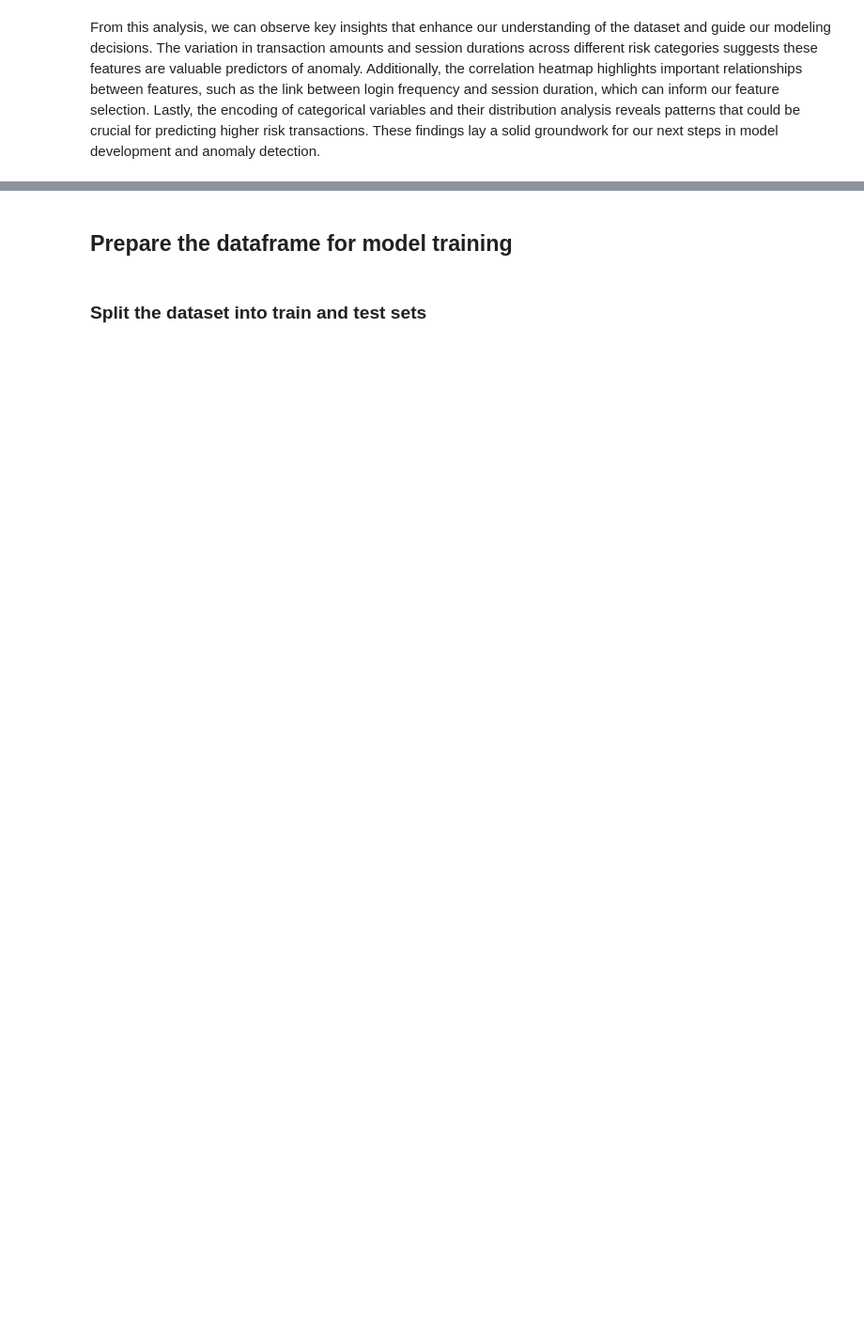
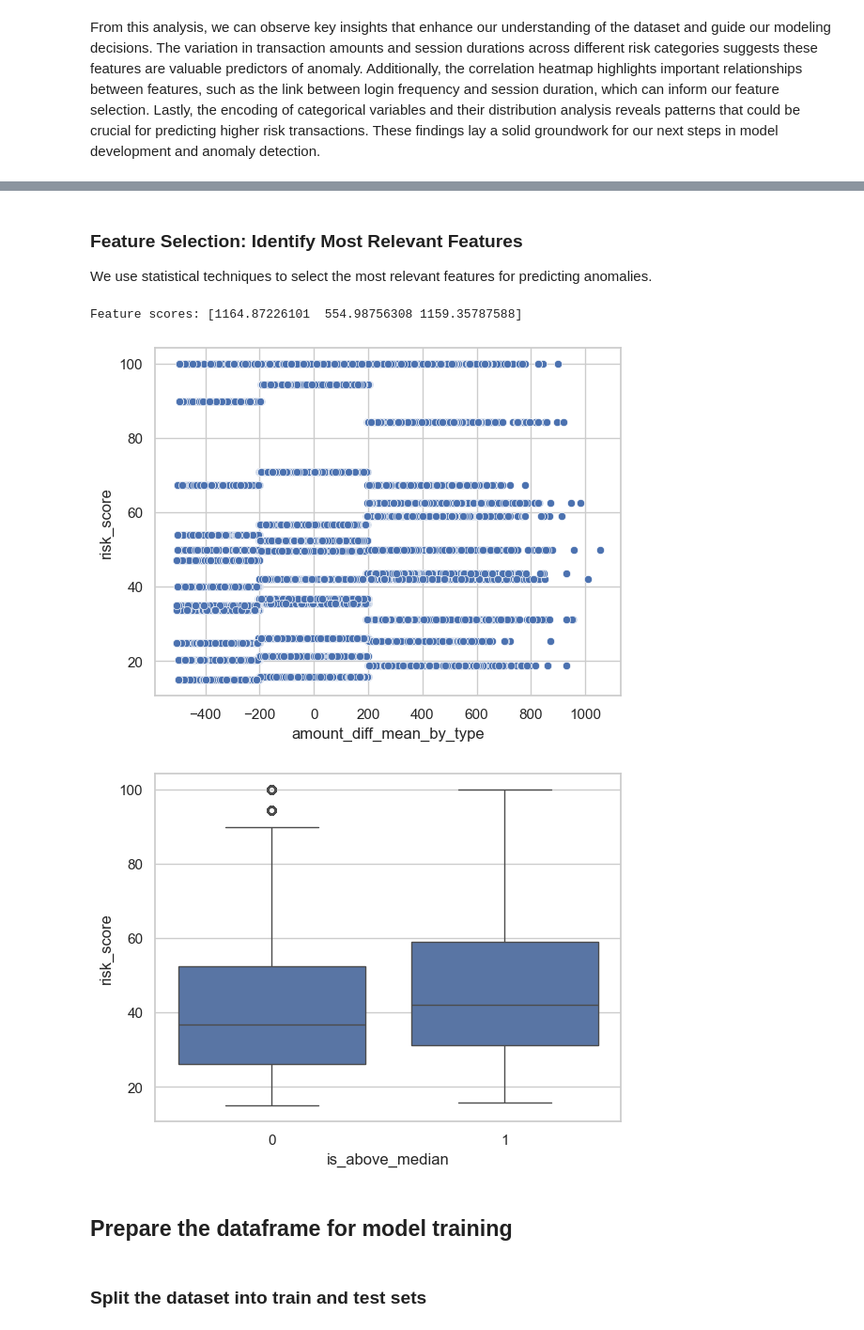
Before and after one commit to acarolinacc/IA-Proj2, a Jupyter notebook: src/financial_transactions.ipynb, the cells around one changed output, grey strips where cells are left out. Shown: that part at 94% size. Cells and saved outputs as stored; diff of their text form; code cells hidden in the pictures; blank space fills up the shorter version.

```diff
--- a/src/financial_transactions.ipynb
+++ b/src/financial_transactions.ipynb
@@ -299,0 +312,4 @@ From this analysis, we can observe key insights that enhance our understanding o
+# %%
+mean_hour_of_day = df['hour_of_day'].mean()
+
+df['hour_difference'] = (df['hour_of_day'] - mean_hour_of_day).abs()
@@ -299,0 +319,4 @@ From this analysis, we can observe key insights that enhance our understanding o
+# %%
+threshold_amount = df['amount'].median()
+
+df['is_above_median'] = (df['amount'] > threshold_amount).astype(int)
@@ -299,0 +326,12 @@ From this analysis, we can observe key insights that enhance our understanding o
+# %%
+mean_amount_by_type = df.groupby('transaction_type')['amount'].transform('mean')
+
+df['amount_diff_mean_by_type'] = df['amount'] - mean_amount_by_type
+# %%
+
+df['amount_difference'] = df['sending_address'] - df['receiving_address']
+
+print(df.head())
+
+features = df.drop(columns=['anomaly'])
+labels = df['anomaly']
@@ -300,3 +381,28 @@ From this analysis, we can observe key insights that enhance our understanding o
+# %% [markdown]
+### Feature Selection: Identify Most Relevant Features
+We use statistical techniques to select the most relevant features for predicting anomalies.
+# %%
+from sklearn.feature_selection import SelectKBest, f_regression
+
+selector = SelectKBest(score_func=f_regression, k='all')
+X = df[['hour_difference', 'is_above_median', 'amount_diff_mean_by_type']]
+y = df['risk_score']
+selector.fit(X, y)
+print("Feature scores:", selector.scores_)
+# %% [output]
+Feature scores: [1164.87226101  554.98756308 1159.35787588]
+# %%
+import seaborn as sns
+import matplotlib.pyplot as plt
+
+sns.scatterplot(x='amount_diff_mean_by_type', y='risk_score', data=df)
+plt.show()
+
+sns.boxplot(x='is_above_median', y='risk_score', data=df)
+plt.show()
+# %% [output]
+[figure, added]
+[figure, added]
 # %% [markdown]
 ## Prepare the dataframe for model training
 # %% [markdown]
```
Also changed, not shown: parts of 22 cells of this notebook.
